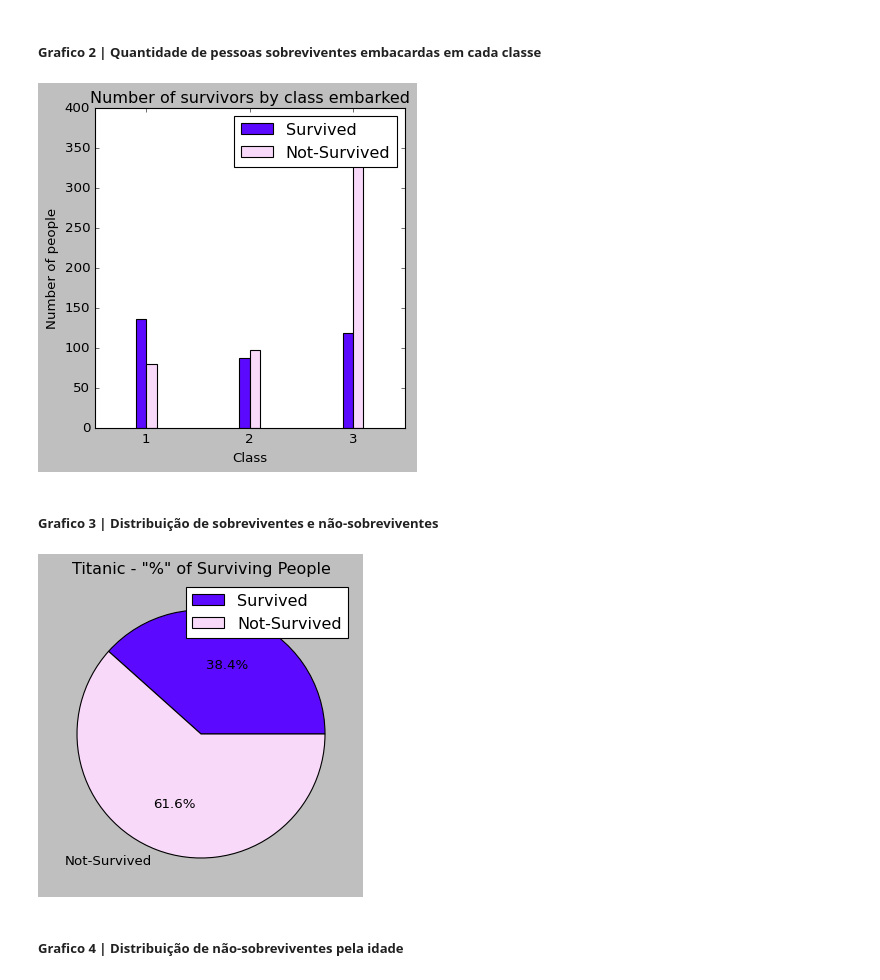
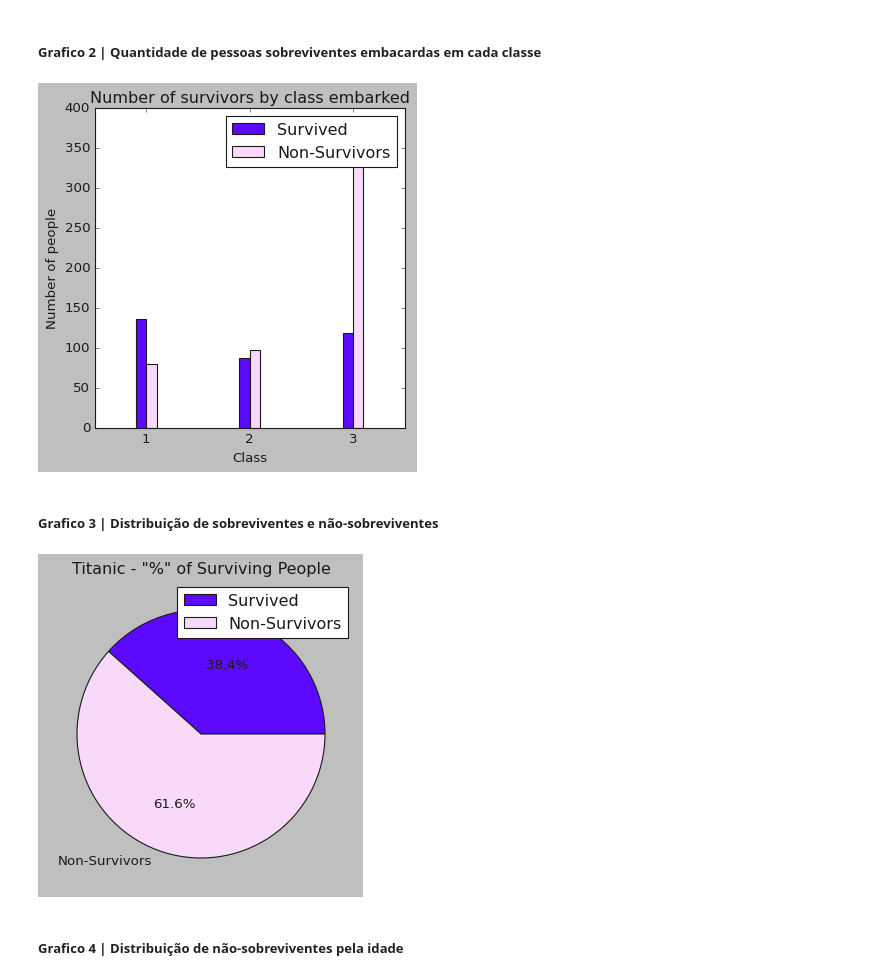
Before and after one commit to WesleyAlvesDS/Projetos, a Jupyter notebook: ProjetoTitanic/titanic_analitcs.ipynb, the cells around one changed output. Cells and saved outputs as stored; diff of their text form; code cells hidden in the pictures.

```diff
--- a/ProjetoTitanic/titanic_analitcs.ipynb
+++ b/ProjetoTitanic/titanic_analitcs.ipynb
@@ -165,6 +165,6 @@ np.int64(81)
 survived_by_class = new_df.groupby(['Survived','Pclass']).size().reset_index(name='Value')
 survived_by_class = survived_by_class.pivot(index='Pclass',columns='Survived',values='Value')
 survived_by_class.columns.name = 0
-survived_by_class.rename(columns={0: 'Not-Survived', 1: 'Survived'}, inplace=True)
+survived_by_class.rename(columns={0: 'Non-Survivors', 1: 'Survived'}, inplace=True)
 display(survived_by_class)
 # %% [output]
@@ -223,24 +223,24 @@ plt.style.use('classic')
 # %% [markdown]
 ##### Grafico 2 | Quantidade de pessoas sobreviventes embacardas em cada classe
 # %%
-vvarx = survived_by_class.index
-vvary1 = survived_by_class['Survived']
-vvary2 = survived_by_class['Not-Survived']
+vvarx = survived_by_class.index # Armazenando os indíces do DataGrame
+vvary1 = survived_by_class['Survived'] # Armazenando a coluna 'Survived'
+vvary2 = survived_by_class['Non-Survivors'] # Armazenando a coluna 'Survived'
 
 x = np.arange(len(vvarx))
 width = 0.10
 fig, axx = plt.subplots(figsize = (5,5))
 axx.bar(x - width/2, vvary1, width, label = 'Survived' , color='#5B0AFF')
-axx.bar(x + width/2, vvary2, width, label = 'Not-Survived',color = '#F9D9FA')
+axx.bar(x + width/2, vvary2, width, label = 'Non-Survivors',color = '#F9D9FA')
 axx.set_xticks(x)
 axx.set_xticklabels(vvarx)
 axx.set_title('Number of survivors by class embarked')
 axx.legend()
 axx.set_xlabel('Class')
 axx.set_ylabel('Number of people')
 plt.show()
 # %% [output]
-[figure, old version]
+[figure, new version]
 # %% [markdown]
 ##### Grafico 3 | Distribuição de sobreviventes e não-sobreviventes
 # %%
@@ -248,14 +248,14 @@ x = [vary1.sum(),vary2.sum()]
 t = x[0]+x[1]
 fig, axe = plt.subplots(figsize=(5,5))
 colors = ['#5B0AFF','#F9D9FA']
-axe.pie(x=x,labels=['Survived','Not-Survived'],autopct='%1.1f%%',colors=colors)
+axe.pie(x=x,labels=['Survived','Non-Survivors'],autopct='%1.1f%%',colors=colors)
 axe.set_title('Titanic - "%" of Surviving People')
 axe.label_outer(x)
 axe.legend()
 
 plt.show()
 # %% [output]
-[figure, old version]
+[figure, new version]
 # %% [markdown]
 ##### Grafico 4 | Distribuição de não-sobreviventes pela idade
 # %%
```
Also changed, not shown: parts of 7 cells of this notebook.
